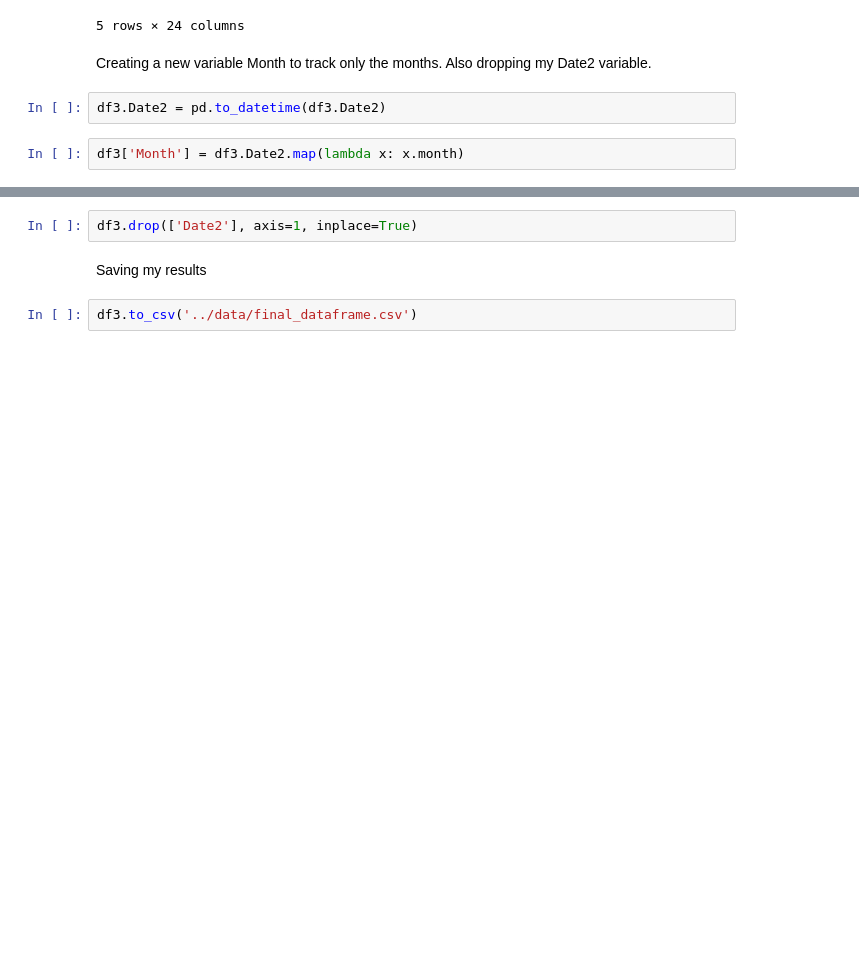
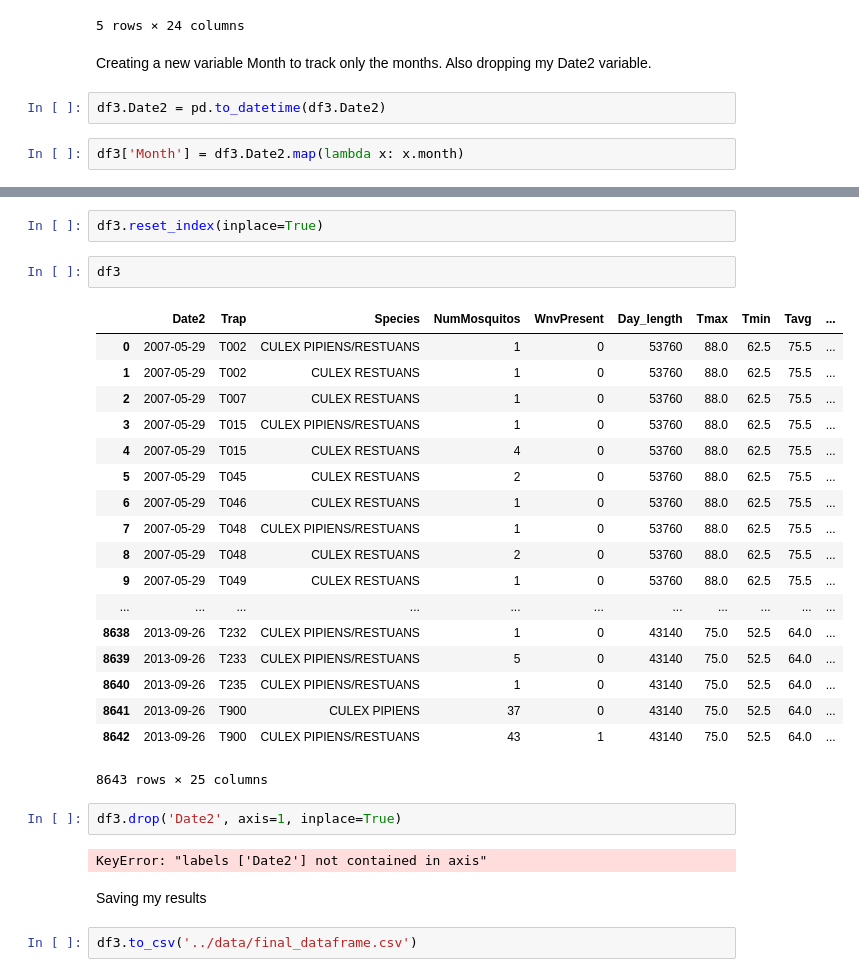
Before and after one commit to camarenad/wnv_prevention, a Jupyter notebook: cl/02_train_data_cleaning.ipynb, the cells around one changed output, grey strips where cells are left out. Cells and saved outputs as stored; diff of their text form; blank space fills up the shorter version.

```diff
--- a/cl/02_train_data_cleaning.ipynb
+++ b/cl/02_train_data_cleaning.ipynb
@@ -100,5 +124,30 @@ df3['Month'] = df3.Date2.map(lambda x: x.month)
+# %%
+df3.reset_index(inplace=True)
+# %%
+df3
+# %% [output]
+|  | Date2 | Trap | Species | NumMosquitos | WnvPresent | Day_length | Tmax | Tmin | Tavg | ... |
+| 0 | 2007-05-29 | T002 | CULEX PIPIENS/RESTUANS | 1 | 0 | 53760 | 88.0 | 62.5 | 75.5 | ... |
+| 1 | 2007-05-29 | T002 | CULEX RESTUANS | 1 | 0 | 53760 | 88.0 | 62.5 | 75.5 | ... |
+| 2 | 2007-05-29 | T007 | CULEX RESTUANS | 1 | 0 | 53760 | 88.0 | 62.5 | 75.5 | ... |
+| 3 | 2007-05-29 | T015 | CULEX PIPIENS/RESTUANS | 1 | 0 | 53760 | 88.0 | 62.5 | 75.5 | ... |
+| 4 | 2007-05-29 | T015 | CULEX RESTUANS | 4 | 0 | 53760 | 88.0 | 62.5 | 75.5 | ... |
+| 5 | 2007-05-29 | T045 | CULEX RESTUANS | 2 | 0 | 53760 | 88.0 | 62.5 | 75.5 | ... |
+| 6 | 2007-05-29 | T046 | CULEX RESTUANS | 1 | 0 | 53760 | 88.0 | 62.5 | 75.5 | ... |
+| 7 | 2007-05-29 | T048 | CULEX PIPIENS/RESTUANS | 1 | 0 | 53760 | 88.0 | 62.5 | 75.5 | ... |
+| 8 | 2007-05-29 | T048 | CULEX RESTUANS | 2 | 0 | 53760 | 88.0 | 62.5 | 75.5 | ... |
+| 9 | 2007-05-29 | T049 | CULEX RESTUANS | 1 | 0 | 53760 | 88.0 | 62.5 | 75.5 | ... |
+| ... | ... | ... | ... | ... | ... | ... | ... | ... | ... | ... |
+| 8638 | 2013-09-26 | T232 | CULEX PIPIENS/RESTUANS | 1 | 0 | 43140 | 75.0 | 52.5 | 64.0 | ... |
+| 8639 | 2013-09-26 | T233 | CULEX PIPIENS/RESTUANS | 5 | 0 | 43140 | 75.0 | 52.5 | 64.0 | ... |
+| 8640 | 2013-09-26 | T235 | CULEX PIPIENS/RESTUANS | 1 | 0 | 43140 | 75.0 | 52.5 | 64.0 | ... |
+| 8641 | 2013-09-26 | T900 | CULEX PIPIENS | 37 | 0 | 43140 | 75.0 | 52.5 | 64.0 | ... |
+| 8642 | 2013-09-26 | T900 | CULEX PIPIENS/RESTUANS | 43 | 1 | 43140 | 75.0 | 52.5 | 64.0 | ... |
+8643 rows × 25 columns
 # %%
-df3.drop(['Date2'], axis=1, inplace=True)
+df3.drop('Date2', axis=1, inplace=True)
+# %% [output]
+KeyError: "labels ['Date2'] not contained in axis"
 # %% [markdown]
 Saving my results
 # %%
```
Also changed, not shown: parts of 2 cells of this notebook, 2 other files.
